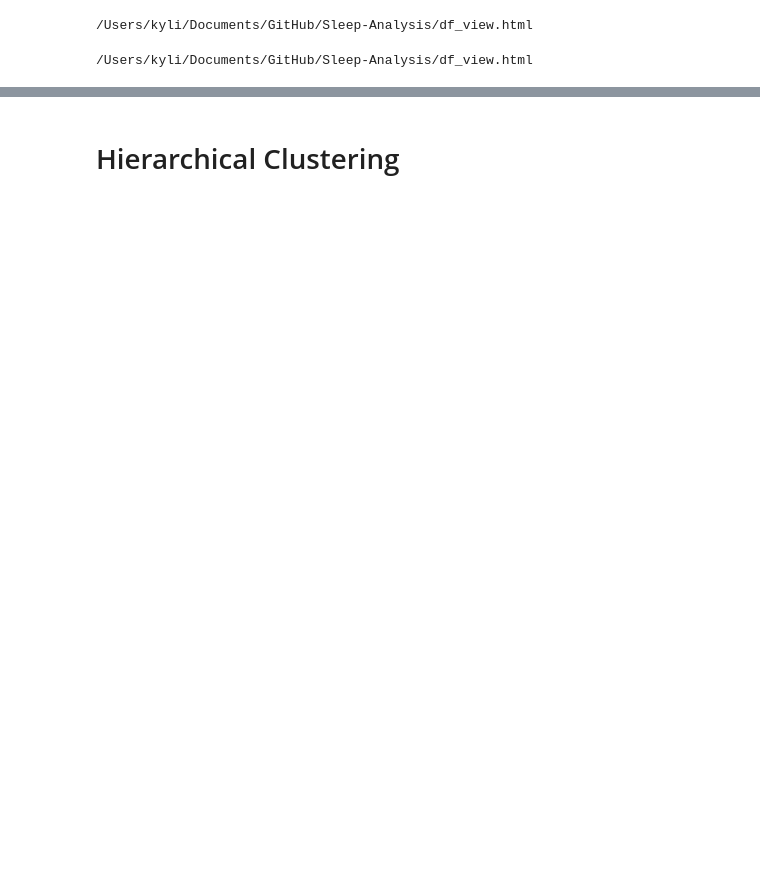
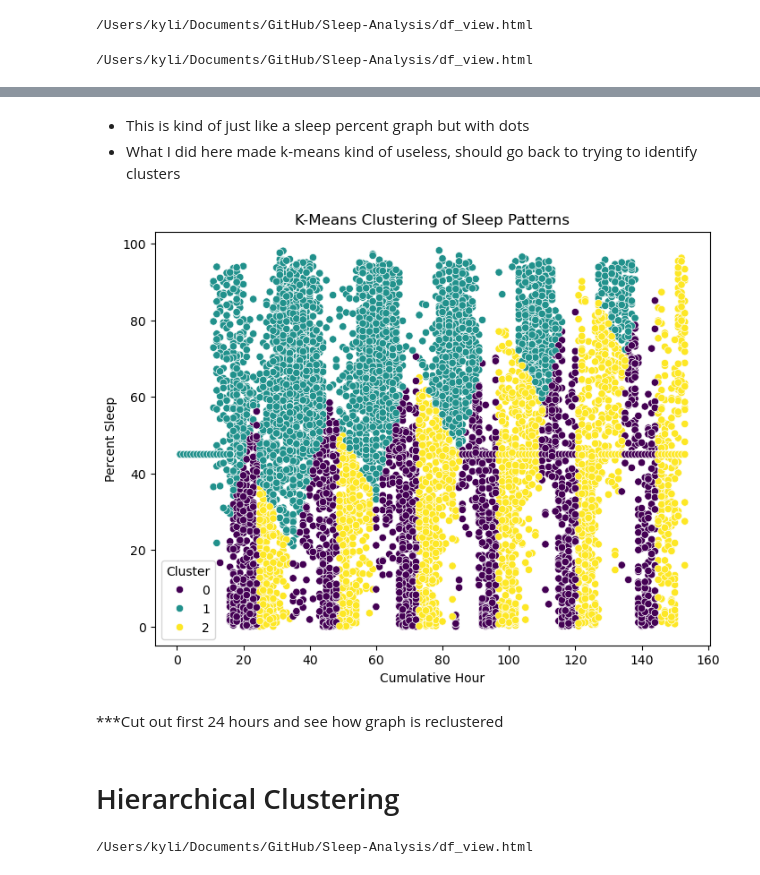
Before and after one commit to kylimcqueen/Sleep-Analysis, a Jupyter notebook: k_means_and_hierarchical00.ipynb, the cells around one changed output, grey strips where cells are left out. Cells and saved outputs as stored; diff of their text form; code cells hidden in the pictures; blank space fills up the shorter version.

```diff
--- a/k_means_and_hierarchical00.ipynb
+++ b/k_means_and_hierarchical00.ipynb
@@ -46,13 +63,7 @@ to_html(df)
 # K Means Clustering
 # %%
 df_k_means = df.filter(items=['HourOfDay', 'CumulativeHour', 'PercentSleep'])
-# %%
-df_k_means.dropna(how='all', inplace=True) #Drop any rows or columns that have all NaNs. There won't be any cols with all NaNs,
-#But there will be rows
 # %%
 to_html(df_k_means) #Look at the df in a different tab to ensure it looks normal
 # %% [output]
 /Users/kyli/Documents/GitHub/Sleep-Analysis/df_view.html
-# %%
-#Get rid of NaNs by making all NaNs equal to the mean
-df_k_means['PercentSleep'].fillna(df_k_means['PercentSleep'].mean(), inplace=True)
@@ -119,0 +156,3 @@ plt.show()
+# %% [markdown]
+- This is kind of just like a sleep percent graph but with dots
+- What I did here made k-means kind of useless, should go back to trying to identify clusters
@@ -120,3 +162,19 @@ plt.show()
+# %%
+#Visualization of clusters themselves
+import seaborn as sns
+import matplotlib.pyplot as plt
+
+plt.figure(figsize=(8, 6))
+sns.scatterplot(x=df['CumulativeHour'], y=df_k_means['PercentSleep'], hue=df_k_means['Cluster'], palette="viridis")
+plt.xlabel("Cumulative Hour")
+plt.ylabel("Percent Sleep")
+plt.title("K-Means Clustering of Sleep Patterns")
+plt.legend(title="Cluster")
+plt.show()
+# %% [output]
+[figure, added]
+# %% [markdown]
+***Cut out first 24 hours and see how graph is reclustered
 # %% [markdown]
 # Hierarchical Clustering
 # %%
@@ -131,6 +189,10 @@ df_hier = df[['PercentSleep', 'HourOfDay', 'CumulativeHour']]
 from sklearn.preprocessing import StandardScaler
 scaler = StandardScaler()
 df_scaled = scaler.fit_transform(df_hier)
+# %%
+to_html(df_hier)
+# %% [output]
+/Users/kyli/Documents/GitHub/Sleep-Analysis/df_view.html
 # %%
 # Compute hierarchical clustering
 linked = linkage(df_scaled, method='ward')
```
Also changed, not shown: parts of 23 cells of this notebook.
